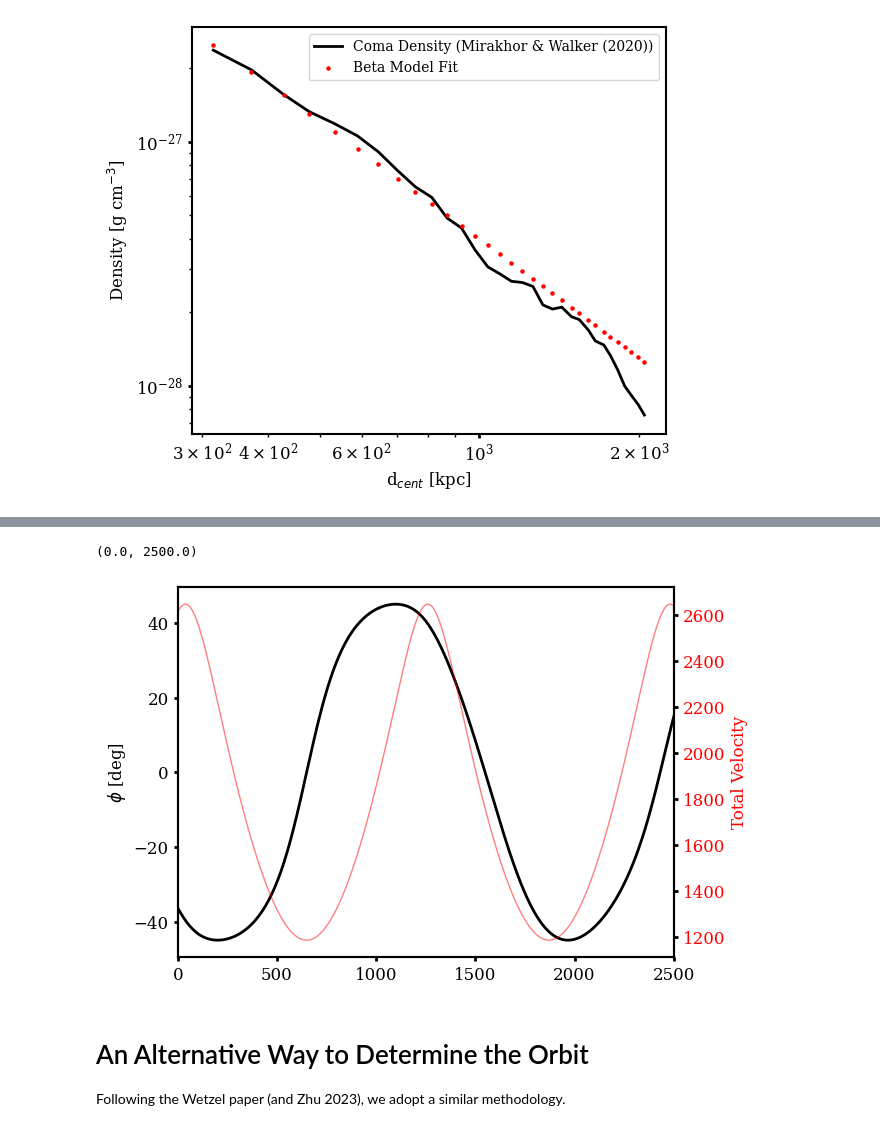
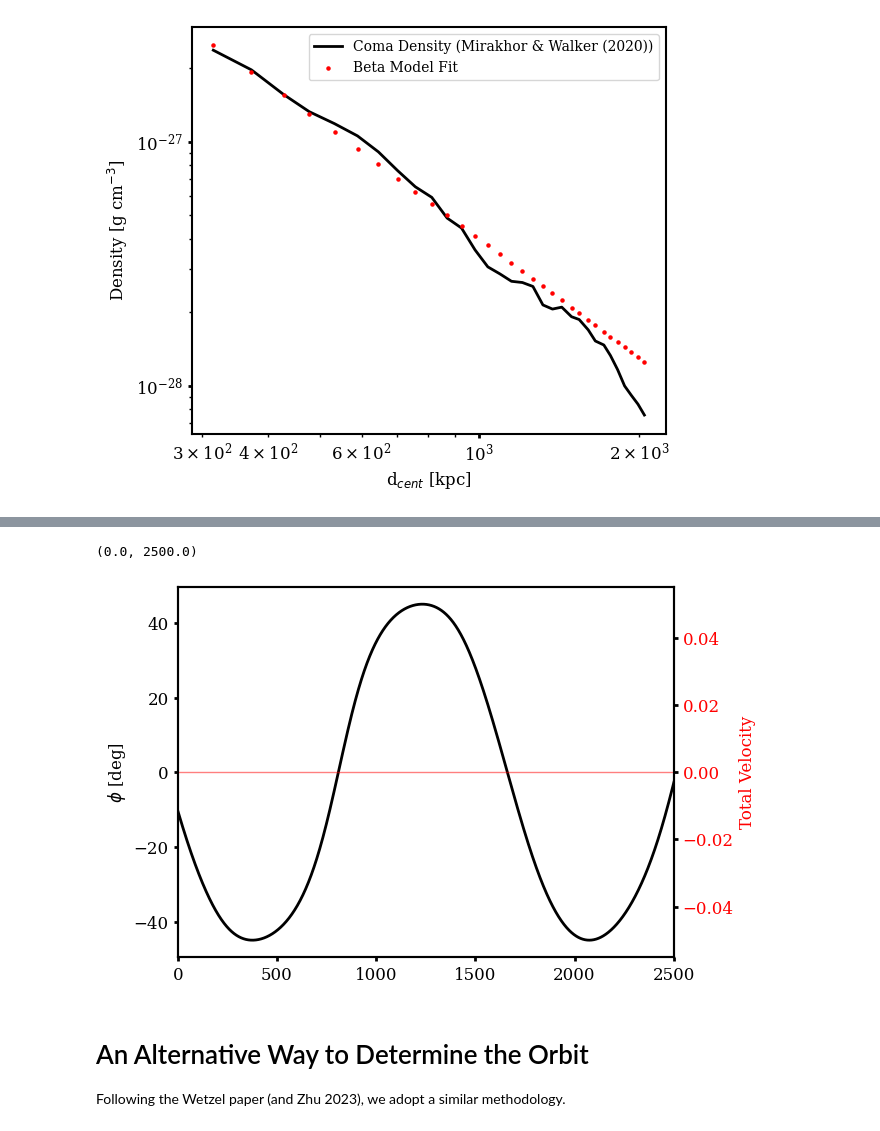
Before and after one commit to HSouch/galarp, a Jupyter notebook: paper/create_icminflow.ipynb, the cells around one changed output, grey strips where cells are left out. Cells and saved outputs as stored; diff of their text form; code cells hidden in the pictures.

```diff
--- a/paper/create_icminflow.ipynb
+++ b/paper/create_icminflow.ipynb
@@ -170,7 +170,7 @@ Parameters:
 WARNING: The fit may be unsuccessful; check fit_info['message'] for more information. [astropy.modeling.fitting]
 [figure]
 # %%
-def gen_coma_orbit(dw_angle=25):
+def gen_coma_orbit(dw_angle=25, dt=1 * u.Myr, i0=0, n_steps=5000):
 
     coma_mass = 1.4e15 * u.Msun
     concentration = 9
@@ -188,9 +188,6 @@ def gen_coma_orbit(dw_angle=25):
     vel = [v_pos, 0, vrad] * u.km / u.s
 
     w0 = gd.PhaseSpacePosition(pos=pos, vel=vel)
-
-    n_steps = 1000
-    dt = 5 * u.Myr
 
     orbits_forward = gp.Hamiltonian(coma_pot).integrate_orbit(w0, dt=dt, n_steps=n_steps)
     orbits_backward = gp.Hamiltonian(coma_pot).integrate_orbit(w0, dt=-dt, n_steps=n_steps)
@@ -213,7 +210,7 @@ def gen_coma_orbit(dw_angle=25):
 
     ts_tot -= np.min(ts_tot)
 
-    return ts_tot, q_tot, p_tot
+    return ts_tot[i0:], q_tot[:, i0:], p_tot[:, i0:]
 
 angles = [25, 27, 30, 33, 36]
 sets = []
@@ -279,7 +276,8 @@ plt.savefig("Coma Cluster Orbits")
 # %%
-dw_angle = 17
+dw_angle = 12
 
-time, q, p = gen_coma_orbit(dw_angle)
+time, q, p = gen_coma_orbit(dw_angle, i0=770)
+print(time.shape, q.shape, p.shape)
 r = np.sqrt(np.sum(q**2, axis=0))
 v_tot = np.sqrt(np.sum(p**2, axis=0)).to(u.km / u.s)
 
@@ -288,6 +286,7 @@ density = fit(r.value) * (u.g / u.cm**3)
 
 
 time_ts = time[i0:].cgs.value
+time_ts -= time_ts[0]
 rho_ts = density[i0:].cgs.value
 
 temp_ts = np.array([1e7 for i in range(len(time_ts))])
@@ -298,7 +297,18 @@ vy_ts  = (v_tot[i0:] * np.cos(np.deg2rad(dw_angle))).cgs.value
 vz_ts = (v_tot[i0:] * np.sin(np.deg2rad(dw_angle))).cgs.value
 
 
-np.savetxt(f'ICMinflow_1e14_cluster_profile_{dw_angle}degree_wind_stacked_on_1e14_data.in',
+
+np.savetxt("ICMinflow_data.in",
           np.column_stack([time_ts, rho_ts,temp_ts,
                            vx_ts, vy_ts, vz_ts]),
           fmt='%.10e',delimiter="  ",header='time    Density         Temp    Velocity (x,y,z) ')
+
+
+
+t = Table.read("ICMinflow_data.in", format="ascii")
+
+fig, ax = plt.subplots(1, 2, figsize=(10, 5))
+ax[0].plot((t["col1"] * u.s).to(u.Myr), t["col2"])
+ax[0].set_xlim(0, 1500)
+
+ax[1].plot(q[0], q[2])
@@ -305,20 +319,20 @@ np.savetxt(f'ICMinflow_1e14_cluster_profile_{dw_angle}degree_wind_stacked_on_1e1
 # %%
 
 fig, ax1 = plt.subplots()
 
 
 ax1.plot(time, np.rad2deg(np.arctan(p[0] / v_tot)), color="black", lw=2, zorder=5)
 
 ax1.set_ylabel("$\phi$ [deg]")
 
 ax2 = ax1.twinx()
-ax2.plot(time, v_tot, color="red", alpha=0.5)
+ax2.plot(time_ts, vx_ts, color="red", alpha=0.5)
 ax2.set_ylabel('Total Velocity', color="Red")  # we already handled the x-label with ax1
 ax2.tick_params(axis='y', labelcolor="red")
 plt.xlim(0, 2500)
 # %% [output]
 (0.0, 2500.0)
-[figure, old version]
+[figure, new version]
 # %% [markdown]
 # An Alternative Way to Determine the Orbit
 
```
Also changed, not shown: parts of 2 cells of this notebook, 2 other files.
